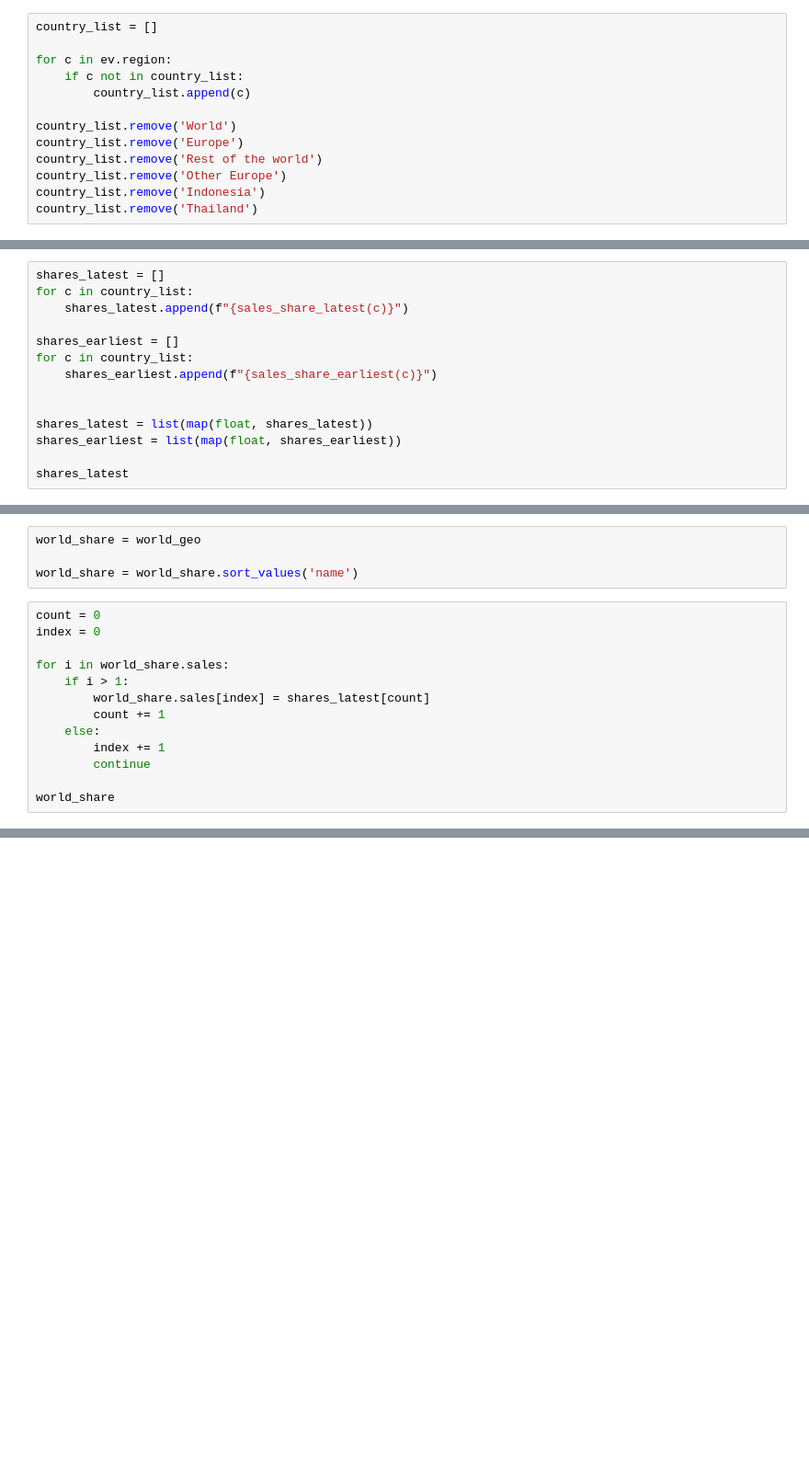
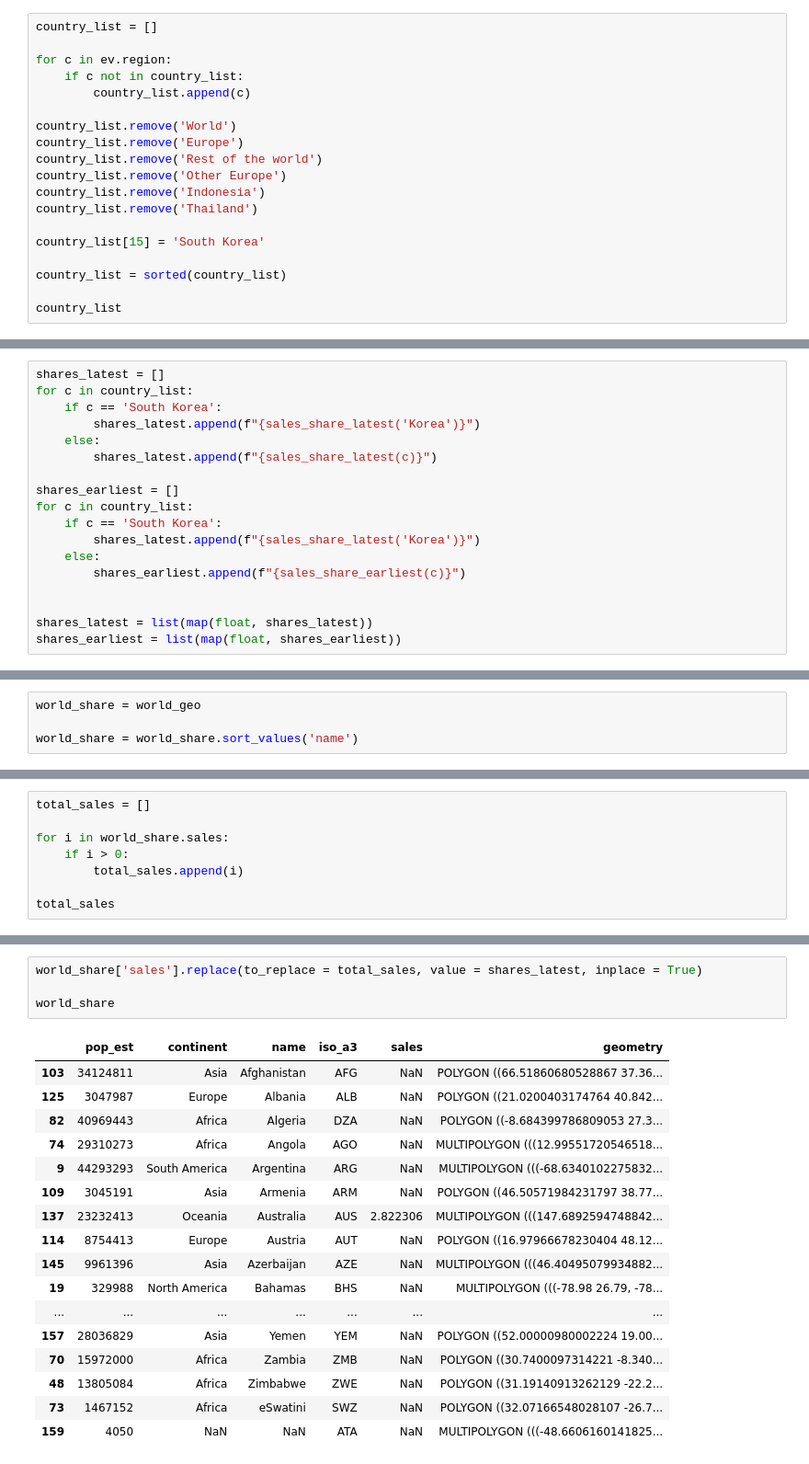
Before and after one commit to aaroln/ev, a Jupyter notebook: presentation.ipynb, the cells around one changed output, grey strips where cells are left out. Shown at 92% size. Saved outputs shown, nothing was run; the diff lists cells and outputs as text; blank space fills up the shorter version.

Commit message:
list changes

```diff
--- a/presentation.ipynb
+++ b/presentation.ipynb
@@ -96,3 +96,9 @@ country_list.remove('Rest of the world')
 country_list.remove('Other Europe')
 country_list.remove('Indonesia')
 country_list.remove('Thailand')
+
+country_list[15] = 'South Korea'
+
+country_list = sorted(country_list)
+
+country_list
@@ -101,15 +125,19 @@ Sales Share Lists
 # %%
 shares_latest = []
 for c in country_list:
-    shares_latest.append(f"{sales_share_latest(c)}")
+    if c == 'South Korea':
+        shares_latest.append(f"{sales_share_latest('Korea')}")
+    else:
+        shares_latest.append(f"{sales_share_latest(c)}")
 
 shares_earliest = []
 for c in country_list:
-    shares_earliest.append(f"{sales_share_earliest(c)}")
+    if c == 'South Korea':
+        shares_latest.append(f"{sales_share_latest('Korea')}")
+    else:
+        shares_earliest.append(f"{sales_share_earliest(c)}")
 
 
 shares_latest = list(map(float, shares_latest))
 shares_earliest = list(map(float, shares_earliest))
-
-shares_latest
 # %% [output]
@@ -163,16 +175,3 @@ Changing values in dataset
 world_share = world_geo
 
 world_share = world_share.sort_values('name')
-# %%
-count = 0
-index = 0
-
-for i in world_share.sales:
-    if i > 1:
-        world_share.sales[index] = shares_latest[count]
-        count += 1
-    else:
-        index += 1
-        continue
-
-world_share
@@ -182,0 +178,8 @@ See the caveats in the documentation: https://pandas.pydata.org/pandas-docs/stab
+# %%
+total_sales = []
+
+for i in world_share.sales:
+    if i > 0:
+        total_sales.append(i)
+
+total_sales
@@ -182,0 +224,22 @@ See the caveats in the documentation: https://pandas.pydata.org/pandas-docs/stab
+# %%
+world_share['sales'].replace(to_replace = total_sales, value = shares_latest, inplace = True)
+
+world_share
+# %% [output]
+|  | pop_est | continent | name | iso_a3 | sales | geometry |
+| 103 | 34124811 | Asia | Afghanistan | AFG | NaN | POLYGON ((66.51860680528867 37.36... |
+| 125 | 3047987 | Europe | Albania | ALB | NaN | POLYGON ((21.0200403174764 40.842... |
+| 82 | 40969443 | Africa | Algeria | DZA | NaN | POLYGON ((-8.684399786809053 27.3... |
+| 74 | 29310273 | Africa | Angola | AGO | NaN | MULTIPOLYGON (((12.99551720546518... |
+| 9 | 44293293 | South America | Argentina | ARG | NaN | MULTIPOLYGON (((-68.6340102275832... |
+| 109 | 3045191 | Asia | Armenia | ARM | NaN | POLYGON ((46.50571984231797 38.77... |
+| 137 | 23232413 | Oceania | Australia | AUS | 2.822306 | MULTIPOLYGON (((147.6892594748842... |
+| 114 | 8754413 | Europe | Austria | AUT | NaN | POLYGON ((16.97966678230404 48.12... |
+| 145 | 9961396 | Asia | Azerbaijan | AZE | NaN | MULTIPOLYGON (((46.40495079934882... |
+| 19 | 329988 | North America | Bahamas | BHS | NaN | MULTIPOLYGON (((-78.98 26.79, -78... |
+| ... | ... | ... | ... | ... | ... | ... |
+| 157 | 28036829 | Asia | Yemen | YEM | NaN | POLYGON ((52.00000980002224 19.00... |
+| 70 | 15972000 | Africa | Zambia | ZMB | NaN | POLYGON ((30.7400097314221 -8.340... |
+| 48 | 13805084 | Africa | Zimbabwe | ZWE | NaN | POLYGON ((31.19140913262129 -22.2... |
+| 73 | 1467152 | Africa | eSwatini | SWZ | NaN | POLYGON ((32.07166548028107 -26.7... |
+| 159 | 4050 | NaN | NaN | ATA | NaN | MULTIPOLYGON (((-48.6606160141825... |
```
Also changed, not shown: parts of 5 cells of this notebook.
